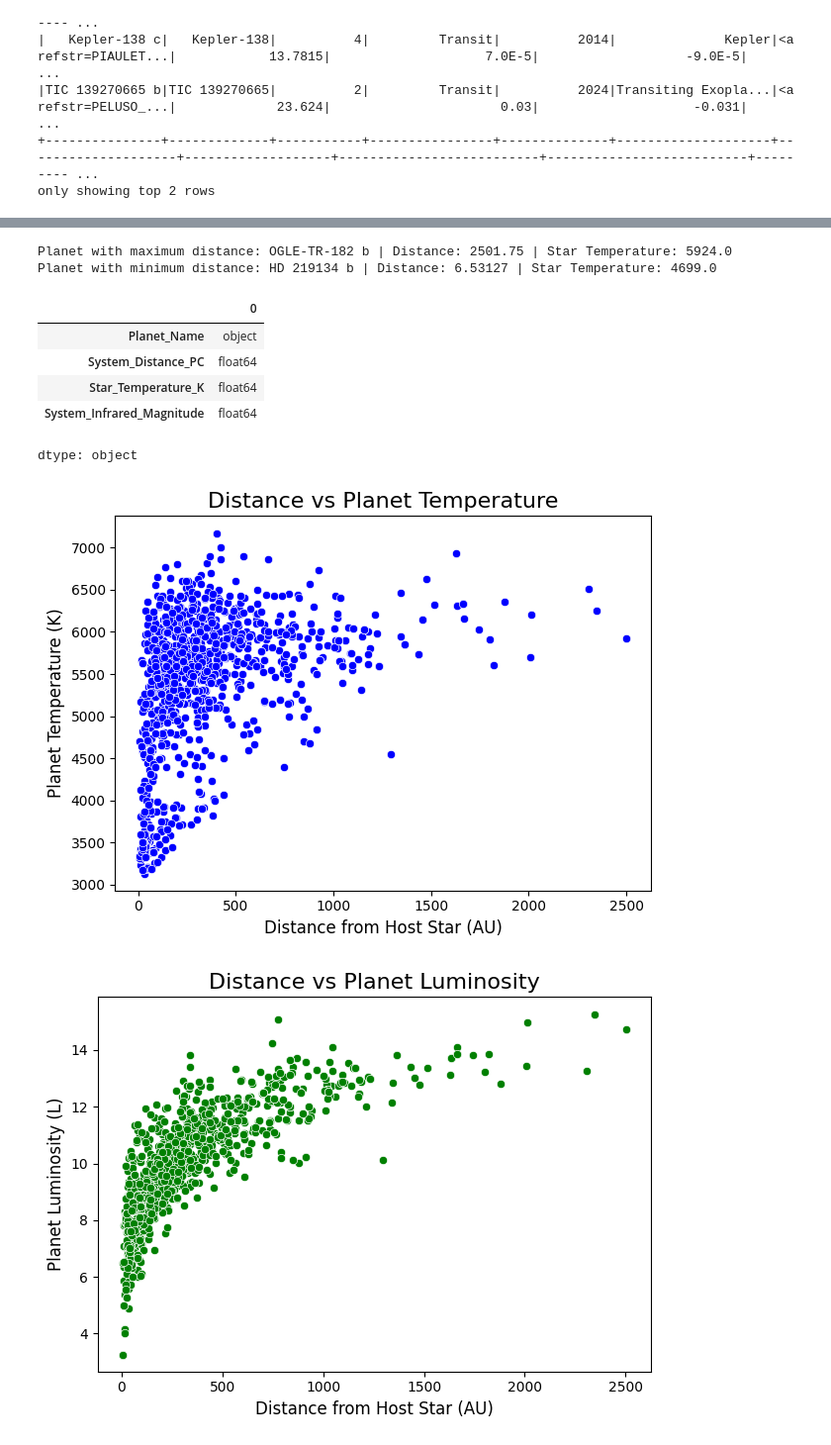
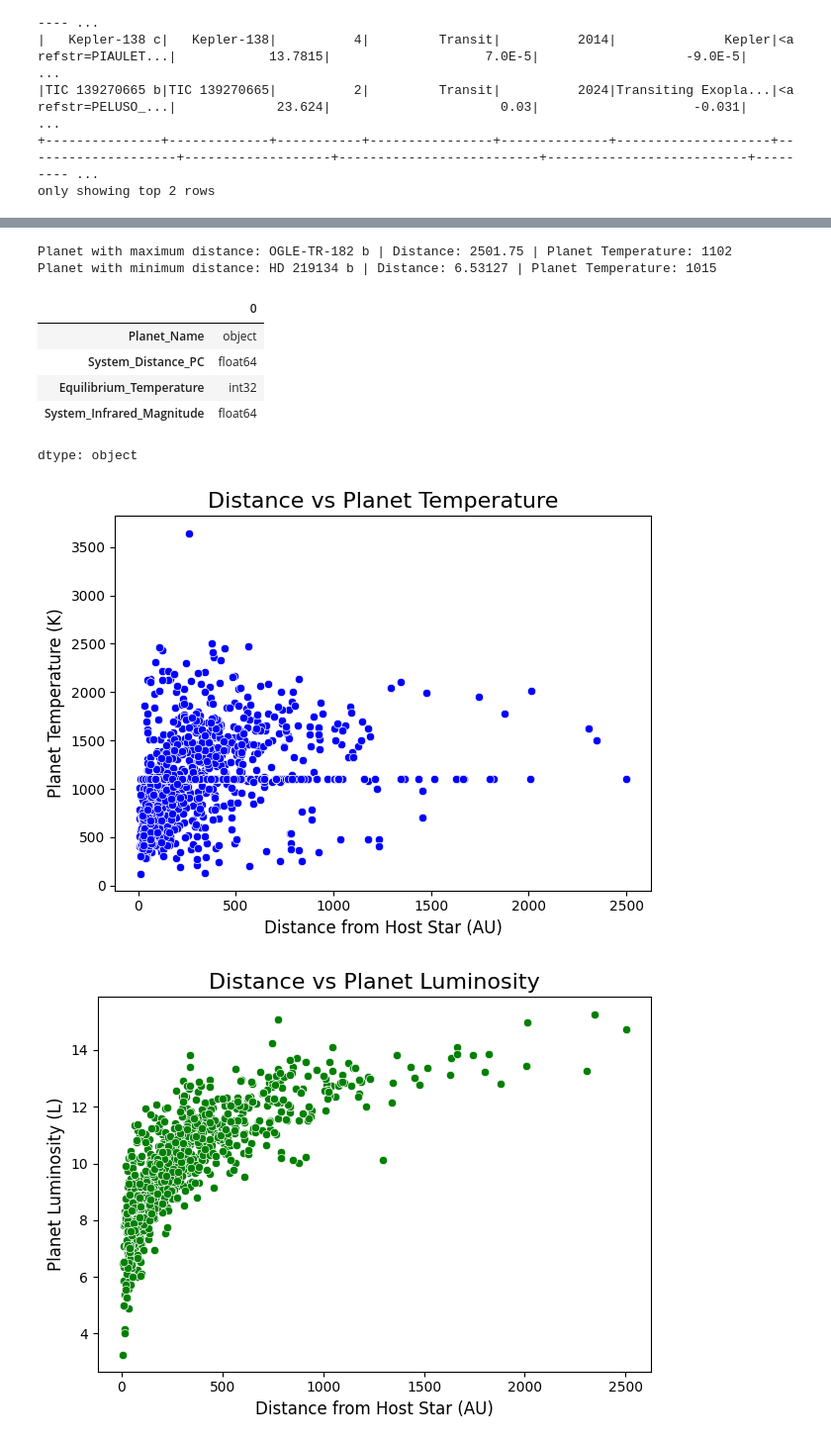
Before and after one commit to PatZ2346/ExoPlanet-Prediction, a Jupyter notebook: Exopredict-Data Analysis Questions/ExoPredict_Data_Analysis.ipynb, the cells around one changed output, grey strips where cells are left out. Shown at 99% size. Saved outputs shown, nothing was run; the diff lists cells and outputs as text; code cells hidden in the pictures.

```diff
--- a/Exopredict-Data Analysis Questions/ExoPredict_Data_Analysis.ipynb
+++ b/Exopredict-Data Analysis Questions/ExoPredict_Data_Analysis.ipynb
@@ -307,7 +307,7 @@ only showing top 2 rows
 clean_df.createOrReplaceTempView('discovery_method')
 # %%
 result_2 = spark.sql("""
-    SELECT Planet_Name, System_Distance_PC, Star_Temperature_K, System_Infrared_Magnitude
+    SELECT Planet_Name, System_Distance_PC,Equilibrium_Temperature, System_Infrared_Magnitude
     FROM discovery_method
 """)
 result_2.show(2)
@@ -328,14 +328,14 @@ max_dist = pandas_df_1["System_Distance_PC"].max()
 min_dist = pandas_df_1["System_Distance_PC"].min()
 
 # Find the planet name and star temperature corresponding to max and min distances
-planet_max_dist = pandas_df_1.loc[pandas_df_1["System_Distance_PC"] == max_dist, ["Planet_Name", "Star_Temperature_K"]].values[0]
-planet_min_dist = pandas_df_1.loc[pandas_df_1["System_Distance_PC"] == min_dist, ["Planet_Name", "Star_Temperature_K"]].values[0]
+planet_max_dist = pandas_df_1.loc[pandas_df_1["System_Distance_PC"] == max_dist, ["Planet_Name", "Equilibrium_Temperature"]].values[0]
+planet_min_dist = pandas_df_1.loc[pandas_df_1["System_Distance_PC"] == min_dist, ["Planet_Name", "Equilibrium_Temperature"]].values[0]
 
-print("Planet with maximum distance:", planet_max_dist[0], "| Distance:", max_dist, "| Star Temperature:", planet_max_dist[1])
-print("Planet with minimum distance:", planet_min_dist[0], "| Distance:", min_dist, "| Star Temperature:", planet_min_dist[1])
+print("Planet with maximum distance:", planet_max_dist[0], "| Distance:", max_dist, "| Planet Temperature:", planet_max_dist[1])
+print("Planet with minimum distance:", planet_min_dist[0], "| Distance:", min_dist, "| Planet Temperature:", planet_min_dist[1])
 # %% [output]
-Planet with maximum distance: OGLE-TR-182 b | Distance: 2501.75 | Star Temperature: 5924.0
-Planet with minimum distance: HD 219134 b | Distance: 6.53127 | Star Temperature: 4699.0
+Planet with maximum distance: OGLE-TR-182 b | Distance: 2501.75 | Planet Temperature: 1102
+Planet with minimum distance: HD 219134 b | Distance: 6.53127 | Planet Temperature: 1015
 # %%
 # Check the datatype
 pandas_df_1.dtypes
@@ -343,32 +343,32 @@ pandas_df_1.dtypes
 |  | 0 |
 | Planet_Name | object |
 | System_Distance_PC | float64 |
-| Star_Temperature_K | float64 |
+| Equilibrium_Temperature | int32 |
 | System_Infrared_Magnitude | float64 |
 dtype: object
 # %%
 # Save the Pandas DataFrame to a CSV file
-pandas_df_1.to_csv("planet_data_with_distance.csv", index=False)
+pandas_df_1.to_csv("Distance_temp_luminosity.csv", index=False)
 
 # 1. Scatter plot for Distance vs Temperature
 plt.figure()
-sns.scatterplot(x='System_Distance_PC', y='Star_Temperature_K', data=pandas_df, color='blue')
+sns.scatterplot(x='System_Distance_PC', y='Equilibrium_Temperature', data=pandas_df_1, color='blue')
 plt.title("Distance vs Planet Temperature", fontsize=16)
 plt.xlabel("Distance from Host Star (AU)", fontsize=12)
 plt.ylabel("Planet Temperature (K)", fontsize=12)
 plt.tight_layout()
 plt.savefig("distance_vs_temperature.png")
 plt.show()
 
 # 2. Scatter plot for Distance vs Luminosity
 plt.figure()
-sns.scatterplot(x='System_Distance_PC', y='System_Infrared_Magnitude', data=pandas_df, color='green')
+sns.scatterplot(x='System_Distance_PC', y='System_Infrared_Magnitude', data=pandas_df_1, color='green')
 plt.title("Distance vs Planet Luminosity", fontsize=16)
 plt.xlabel("Distance from Host Star (AU)", fontsize=12)
 plt.ylabel("Planet Luminosity (L)", fontsize=12)
 plt.tight_layout()
 plt.savefig("distance_vs_luminosity.png")
 plt.show()
 # %% [output]
-[figure, old version]
+[figure, new version]
 [figure]
```
Also changed, not shown: parts of 2 cells of this notebook, 4 other files.
